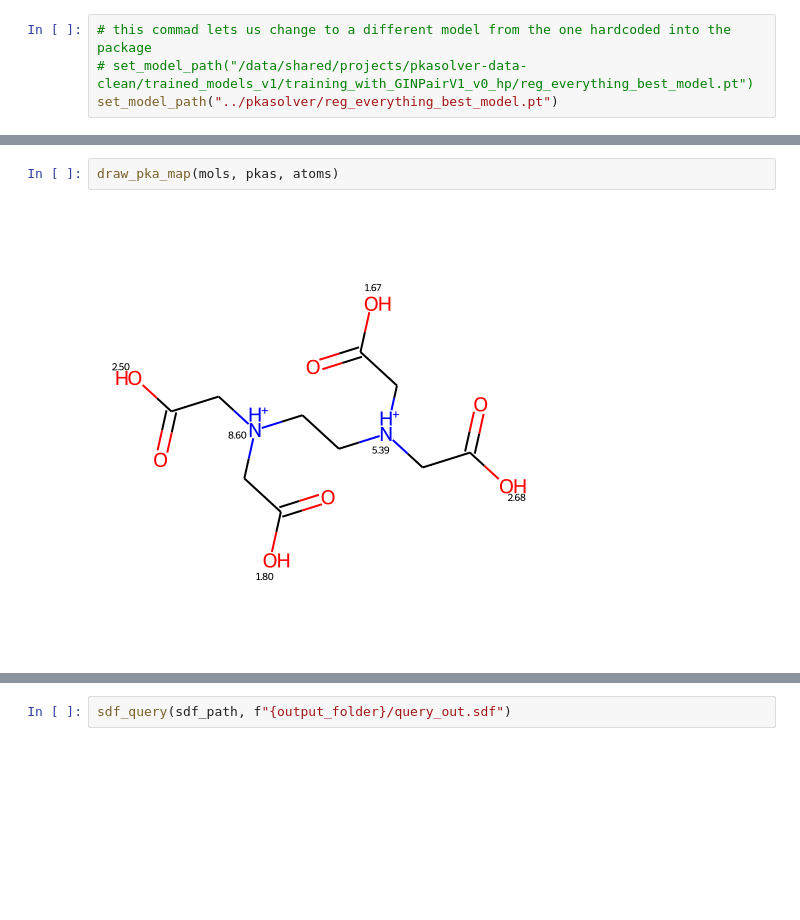
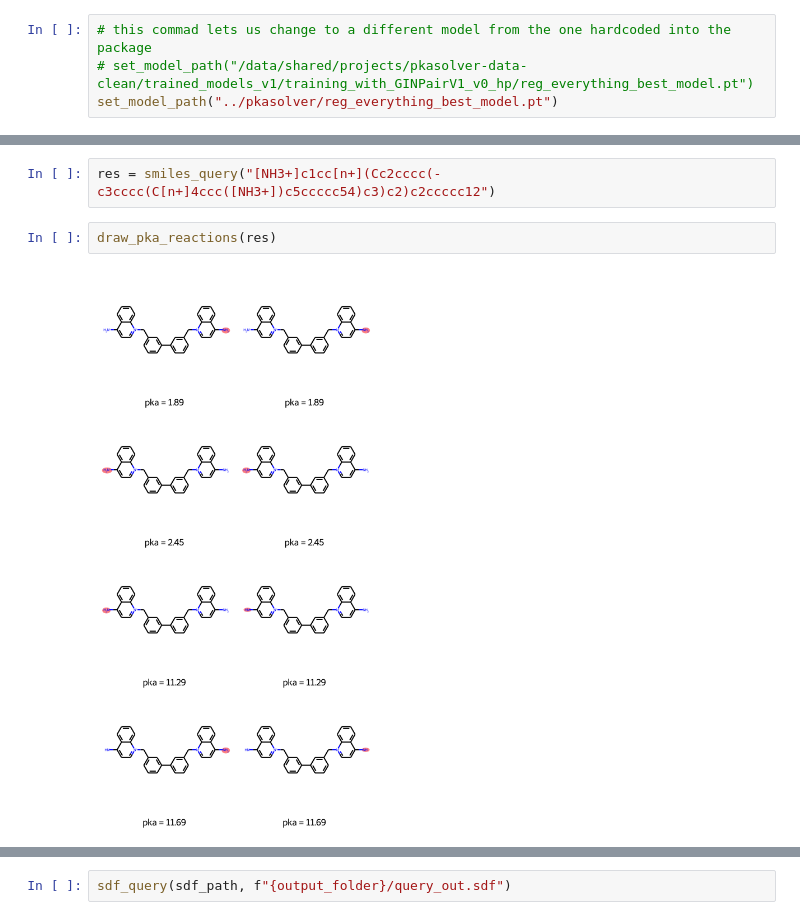
Before and after one commit to mayrf/pkasolver, a Jupyter notebook: notebooks/query_example.ipynb, the cells around one changed output, grey strips where cells are left out. Drawn from its saved outputs; the diff is of its cells as text; blank space fills up the shorter version.

Commit message:
small changes to query subpackage

```diff
--- a/notebooks/query_example.ipynb
+++ b/notebooks/query_example.ipynb
@@ -60,4 +56,6 @@ draw_pka_reactions(mols, pkas, atoms)
-# %%
-draw_pka_map(mols, pkas, atoms)
-# %% [output]
-[figure, removed]
+# %%
+res = smiles_query("[NH3+]c1cc[n+](Cc2cccc(-c3cccc(C[n+]4ccc([NH3+])c5ccccc54)c3)c2)c2ccccc12")
+# %%
+draw_pka_reactions(res)
+# %% [output]
+[figure, added]
```
Also changed, not shown: parts of 4 cells of this notebook, 3 other files.
